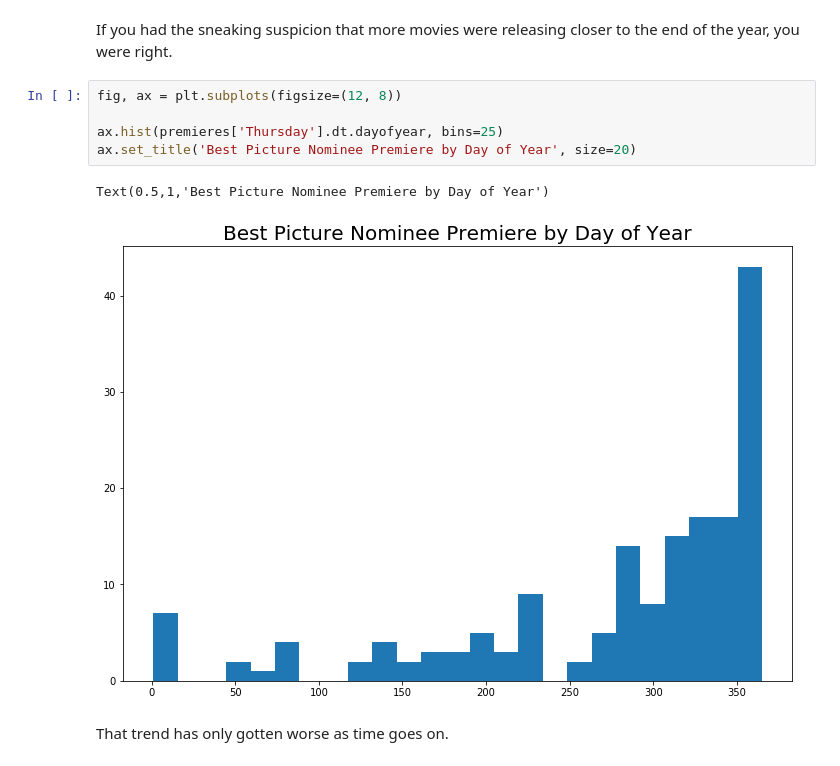
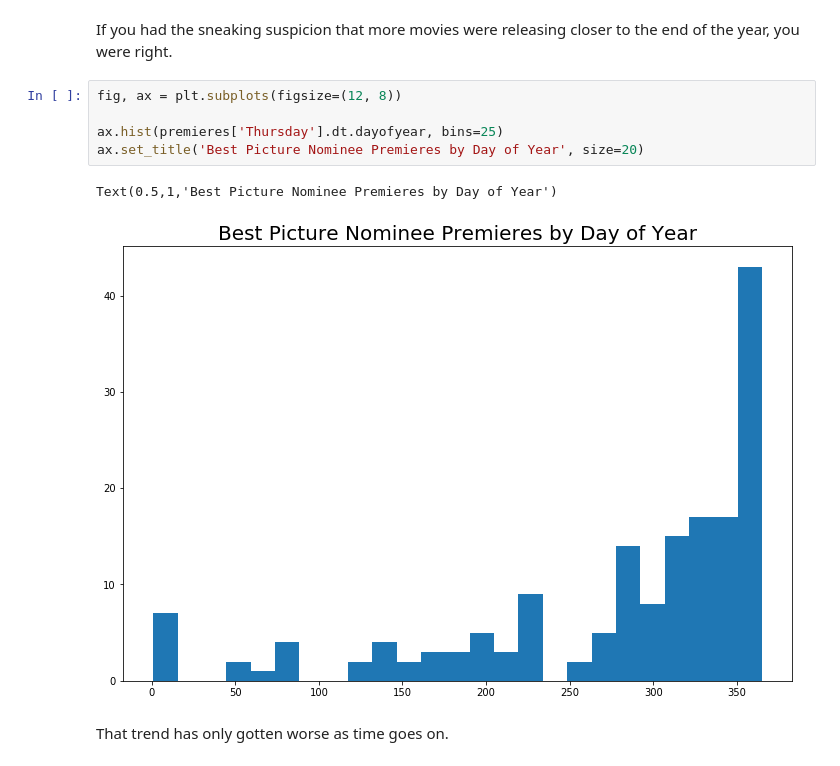
Before and after one commit to NapsterInBlue/Academy-Awards, a Jupyter notebook: Best Picture Nominees.ipynb, the cells around one changed output. Drawn from its saved outputs; the diff is of its cells as text.

```diff
--- a/Best Picture Nominees.ipynb
+++ b/Best Picture Nominees.ipynb
@@ -65,11 +65,11 @@ If you had the sneaking suspicion that more movies were releasing closer to the
 # %%
 fig, ax = plt.subplots(figsize=(12, 8))
 
 ax.hist(premieres['Thursday'].dt.dayofyear, bins=25)
-ax.set_title('Best Picture Nominee Premiere by Day of Year', size=20)
+ax.set_title('Best Picture Nominee Premieres by Day of Year', size=20)
 # %% [output]
-Text(0.5,1,'Best Picture Nominee Premiere by Day of Year')
+Text(0.5,1,'Best Picture Nominee Premieres by Day of Year')
-[figure, old version]
+[figure, new version]
 # %% [markdown]
 That trend has only gotten worse as time goes on.
 # %%
```
Also changed, not shown: parts of 12 cells of this notebook, 37 other files.
